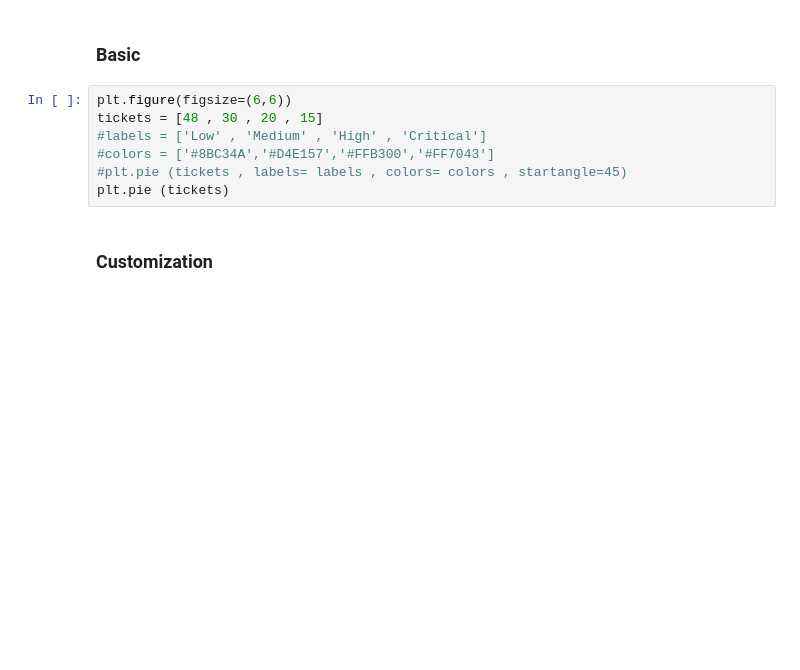
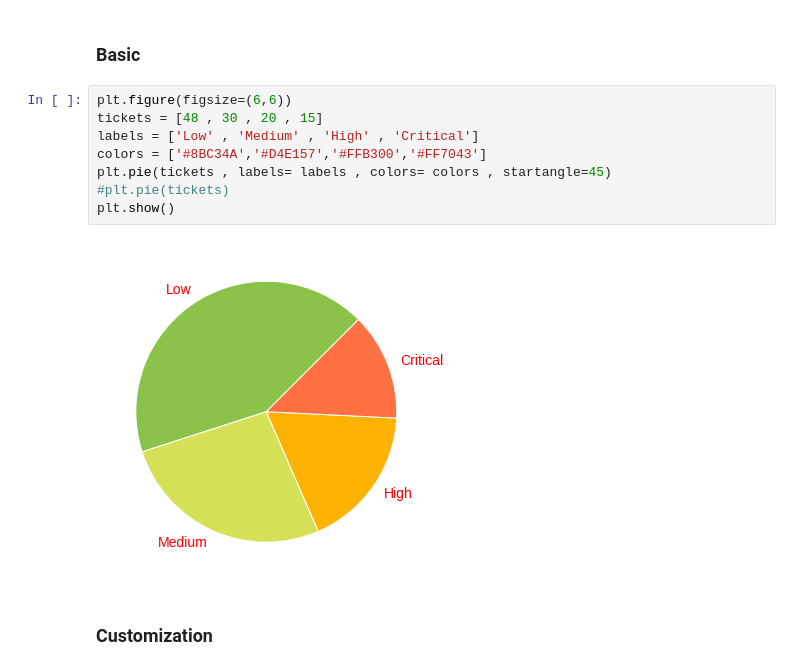
Before and after one commit to dayanandv/Data-Science, a Jupyter notebook: Visualization.ipynb, the cells around one changed output. Cells and saved outputs as stored; diff of their text form; blank space fills up the shorter version.

```diff
--- a/Visualization.ipynb
+++ b/Visualization.ipynb
@@ -245,10 +298,13 @@ plt.show()
 # %%
 plt.figure(figsize=(6,6))
 tickets = [48 , 30 , 20 , 15]
-#labels = ['Low' , 'Medium' , 'High' , 'Critical']
-#colors = ['#8BC34A','#D4E157','#FFB300','#FF7043']
-#plt.pie (tickets , labels= labels , colors= colors , startangle=45)
-plt.pie (tickets)
+labels = ['Low' , 'Medium' , 'High' , 'Critical']
+colors = ['#8BC34A','#D4E157','#FFB300','#FF7043']
+plt.pie(tickets , labels= labels , colors= colors , startangle=45)
+#plt.pie(tickets)
+plt.show()
+# %% [output]
+[figure, added]
 # %% [markdown]
 ### Customization
 # %%
```
Also changed, not shown: parts of 25 cells of this notebook.
